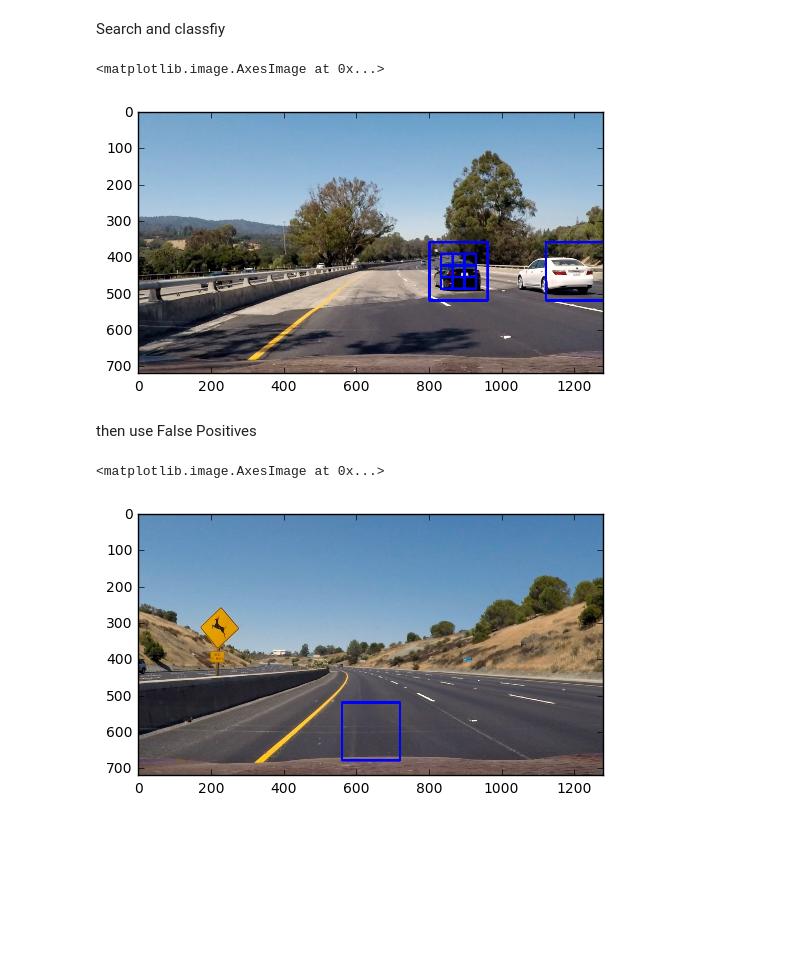
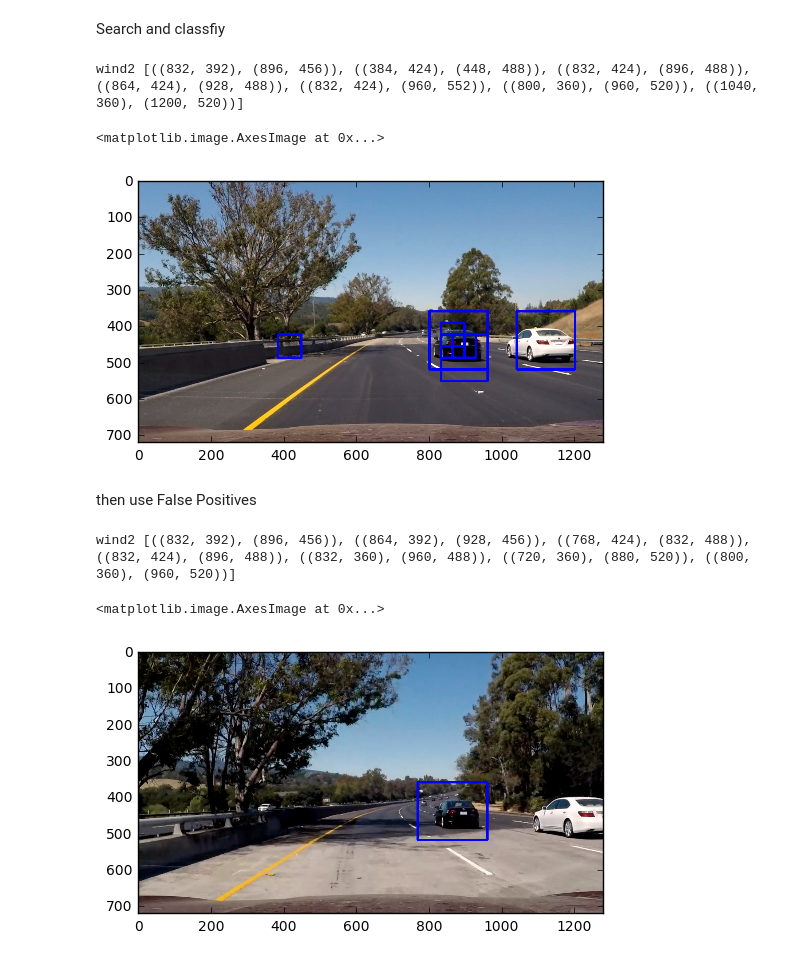
Before and after one commit to vvsuperman/CarND-Vehicle-Detection, a Jupyter notebook: vec_det.ipynb, the cells around one changed output. Saved outputs shown, nothing was run; the diff lists cells and outputs as text; code cells hidden in the pictures; blank space fills up the shorter version.

```diff
--- a/vec_det.ipynb
+++ b/vec_det.ipynb
@@ -303,7 +303,7 @@ def draw_boxes(img, bboxes, color=(0, 0, 255), thick=6):
 
 # Define a function you will pass an image
 # and the list of windows to be searched (output of slide_windows())
-def search_windows(img, windows, clf, scaler, hog_channel='ALL'):
+def search_windows(img, windows, clf, scaler, hog_channel='ALL',scale=2):
 
     #1) Create an empty list to receive positive detection windows
     on_windows = []
@@ -325,8 +325,18 @@ def search_windows(img, windows, clf, scaler, hog_channel='ALL'):
     #8) Return windows for positive detections
     return on_windows
 
+import types
 
-def draw_vechile(image,debug=False):
+def all_muli2(windows):
+    for elem in windows:
+        if isinstance(elem,int):
+            elem*=2
+        else:
+            all_muli2(elem)
+    return windows
+
+
+def draw_vechile(image,debug=False,scale=2):
     ### TODO: Tweak these parameters and see how the results change.
     color_space = 'RGB' # Can be RGB, HSV, LUV, HLS, YUV, YCrCb
     orient = 9  # HOG orientations
@@ -342,6 +352,9 @@ def draw_vechile(image,debug=False):
 
 
     draw_image = np.copy(image)
+    #scale_high = int(draw_image.shape[1]/scale)
+    #scale_width = int(draw_image.shape[0]/scale)
+    #image = cv2.resize(image, (scale_high,scale_width))
     # Uncomment the following line if you extracted training
     # data from .png images (scaled 0 to 1 by mpimg) and the
     # image you are searching is a .jpg (scaled 0 to 255)
@@ -354,12 +367,14 @@ def draw_vechile(image,debug=False):
                         xy_window=(128, 128), xy_overlap=(0.5, 0.5))
     windows3 = slide_window(image, x_start_stop=[None, None], y_start_stop=[int(image.shape[0]/2), int(image.shape[0]/2)+250],
                         xy_window=(160, 160), xy_overlap=(0.5, 0.5))
-    windows4 = slide_window(image, x_start_stop=[None, None], y_start_stop=[int(image.shape[0]/2), int(image.shape[0]/2)+250],
-                        xy_window=(256, 256), xy_overlap=(0.5, 0.5))
+    #windows4 = slide_window(image, x_start_stop=[None, None], y_start_stop=[int(image.shape[0]/2), int(image.shape[0]/2)+250],
+                        #xy_window=(256, 256), xy_overlap=(0.5, 0.5))
 
-    windows=windows1+windows2+windows3+windows4
+    windows=windows1+windows2+windows3
 
     hot_windows = search_windows(image, windows, clf, X_scaler)
+
+
     #img_features = X_scaler.transform(np.array(img_features).astype(np.float64))
     if debug==True:
         window_img = draw_boxes(draw_image, hot_windows, color=(0, 0, 255), thick=6)
@@ -367,18 +382,17 @@ def draw_vechile(image,debug=False):
     return hot_windows
 
 
-window_img,hot_windows = draw_vechile(mpimg.imread('test_images/test4.jpg'),debug=True)
+window_img,hot_windows = draw_vechile(mpimg.imread('test_images/test6.jpg'),debug=True)
 plt.imshow(window_img)
 #print(clf.predict(img_features))
 # %% [output]
-<matplotlib.image.AxesImage at 0x...>
+wind2 [((832, 392), (896, 456)), ((384, 424), (448, 488)), ((832, 424), (896, 488)), ((864, 424), (928, 488)), ((832, 424), (960, 552)), ((800, 360), (960, 520)), ((1040, 360), (1200, 520))]
+<matplotlib.image.AxesImage at 0x...>
-[figure, old version]
+[figure, new version]
 # %% [markdown]
 then use False Positives
 # %%
 from scipy.ndimage.measurements import label
-
-
 
 def add_heat(heatmap, bbox_list):
     # Iterate through list of bboxes
@@ -414,36 +428,37 @@ def draw_labeled_bboxes(img, labels):
 def heat_map(image,debug=False):
     hot_windows = draw_vechile(image)
     # Read in image similar to one shown above
     heat = np.zeros_like(image[:,:,0]).astype(np.float)
     # Add heat to each box in box list
     heat = add_heat(heat,hot_windows)
 
     # Apply threshold to help remove false positives
     heat = apply_threshold(heat,1)
 
     # Visualize the heatmap when displaying
     heatmap = np.clip(heat, 0, 255)
 
     # Find final boxes from heatmap using label function
     labels = label(heatmap)
     draw_img = draw_labeled_bboxes(np.copy(image), labels)
 
     if debug==True:
         fig = plt.figure()
         plt.subplot(121)
         plt.imshow(draw_img)
         plt.title('Car Positions')
         plt.subplot(122)
         plt.imshow(heatmap, cmap='hot')
         plt.title('Heat Map')
         fig.tight_layout()
     return draw_img
 
 #draw_img = heat_map(mpimg.imread('test_images/test1.jpg'))
-plt.imshow(heat_map(mpimg.imread('test_images/test2.jpg')))
+plt.imshow(heat_map(mpimg.imread('test_images/test5.jpg')))
 # %% [output]
-<matplotlib.image.AxesImage at 0x...>
+wind2 [((832, 392), (896, 456)), ((864, 392), (928, 456)), ((768, 424), (832, 488)), ((832, 424), (896, 488)), ((832, 360), (960, 488)), ((720, 360), (880, 520)), ((800, 360), (960, 520))]
+<matplotlib.image.AxesImage at 0x...>
-[figure, old version]
+[figure, new version]
 # %%
 # Import everything needed to edit/save/watch video clips
 from moviepy.editor import VideoFileClip
```
Also changed, not shown: parts of 1 cell of this notebook, 1 other file.
